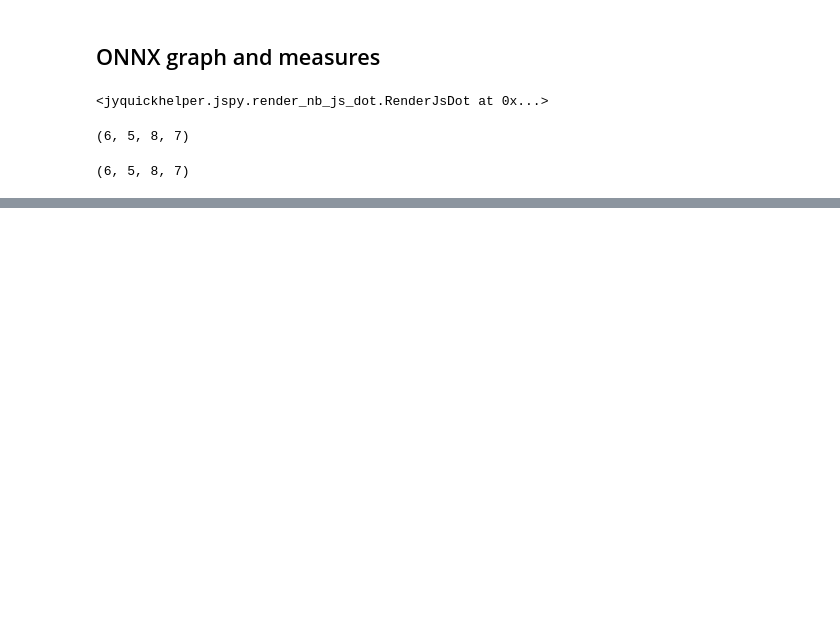
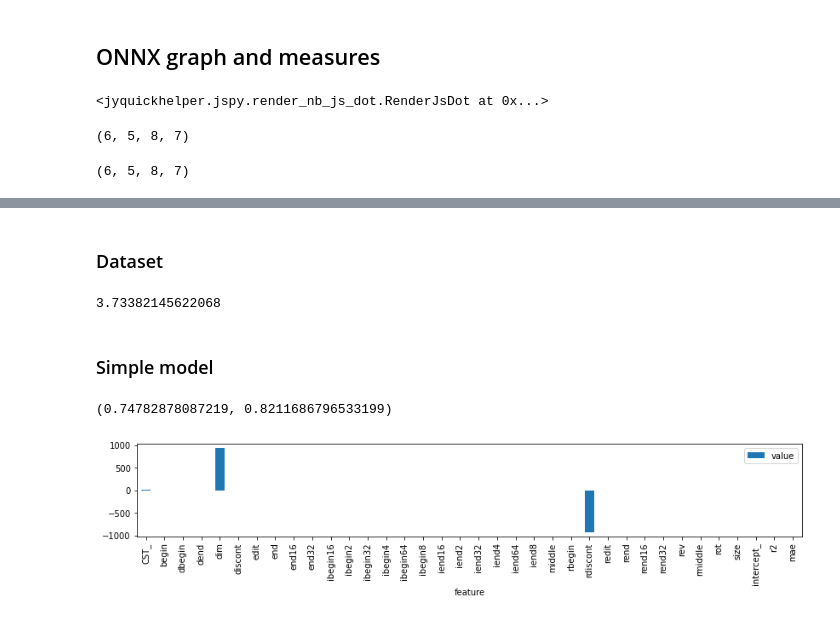
Before and after one commit to sdpython/mlprodict, a Jupyter notebook: _doc/notebooks/onnx_operator_cost.ipynb, the cells around one changed output, grey strips where cells are left out. Drawn from its saved outputs; the diff is of its cells as text; code cells hidden in the pictures; blank space fills up the shorter version.

```diff
--- a/_doc/notebooks/onnx_operator_cost.ipynb
+++ b/_doc/notebooks/onnx_operator_cost.ipynb
@@ -102,0 +167,4 @@ df
+# %%
+df = process_shape((3, 244, 244, 6), number=15, repeat=15)
+dfs.append(df)
+df
@@ -102,0 +231,5 @@ df
+# %%
+import pandas
+
+data = pandas.concat(dfs, axis=0).reset_index(drop=True)
+data.tail()
@@ -107,0 +543,38 @@ df
+# %% [markdown]
+### Dataset
+# %%
+X = fdata.drop(["yt", "yr"], axis=1)
+x_names = list(X.columns)
+yt = fdata['yt'] * 1000
+# %%
+numpy.mean(yt)
+# %% [output]
+3.73382145622068
+# %% [markdown]
+### Simple model
+# %%
+from sklearn.linear_model import LinearRegression
+from sklearn.preprocessing import StandardScaler
+from sklearn.pipeline import make_pipeline
+from sklearn.metrics import r2_score, mean_absolute_error
+
+pipe = make_pipeline(StandardScaler(with_mean=False), LinearRegression(fit_intercept=False))
+pipe.fit(X, yt)
+model = pipe.steps[1][1]
+coef = {k: v for k, v in zip(X.columns, model.coef_)}
+coef['name'] = 'reg'
+coef['intercept_'] = model.intercept_
+pred = numpy.maximum(pipe.predict(X), 0)
+coef['r2'] = r2_score(yt, pred)
+coef['mae'] = mean_absolute_error(yt, pred)
+coef['model'] = pipe
+coefs = [coef]
+coef["r2"], coef['mae']
+# %% [output]
+(0.74782878087219, 0.8211686796533199)
+# %%
+df = DataFrame([(k, v) for k, v in coef.items() if k not in {'name', 'model'}],
+                columns=["feature", "value"]).set_index("feature")
+df.plot(kind="bar", figsize=(14, 2));
+# %% [output]
+[figure, added]
```
Also changed, not shown: parts of 56 cells of this notebook, 7 other files.
